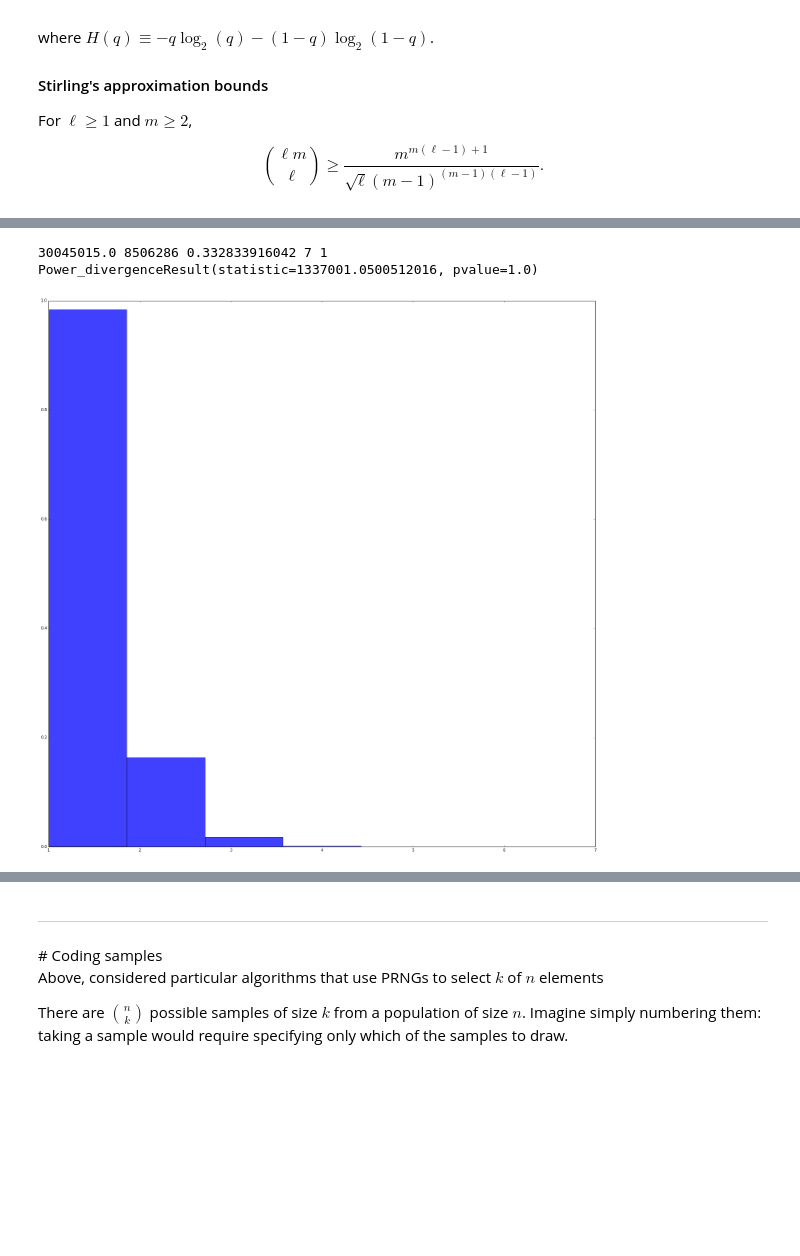
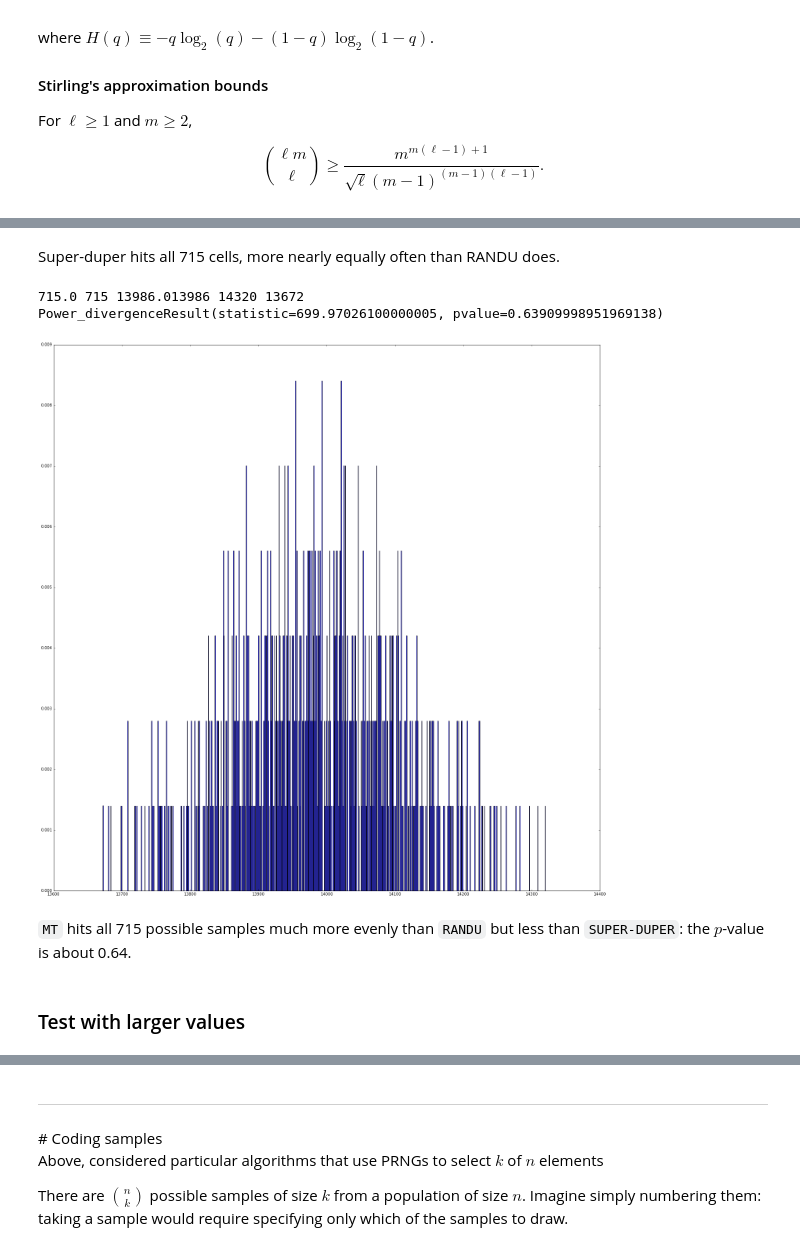
Before and after one commit to pbstark/pseudorandom, a Jupyter notebook: sample_counter.ipynb, the cells around one changed output, grey strips where cells are left out. Cells and saved outputs as stored; diff of their text form; code cells hidden in the pictures; blank space fills up the shorter version.

Commit message:
fix typos; improve empirical tests. Need alternative to chi^2

```diff
--- a/sample_counter.ipynb
+++ b/sample_counter.ipynb
@@ -821,4 +829,7 @@ minct = np.amin(uniqueSamples.values())
 vals = sp.special.binom(n,k)
 obsVals = len(uniqueSamples)
 eCt = reps/vals
-print vals, obsVals, eCt, maxct,  minct
+print vals, obsVals, eCt, minct, maxct, maxct-minct
+print sp.stats.chisquare(uniqueSamples.values(), axis=None)
+ns, bins, patches = plt.hist(uniqueSamples.values(), maxct-minct+1, normed=1, facecolor='blue', alpha=0.75)
+plt.rcParams['figure.figsize'] = (20.0, 20.0)
@@ -825,5 +843,32 @@ print vals, obsVals, eCt, maxct,  minct
+# %%
+# Marsaglia's SUPER-DUPER LCG
+
+A_SD = 0
+B_SD = 69069
+M_SD = 2**32
+
+reps = int(10**7)
+
+n = 13
+k = 4
+
+lcg = lcgRandom(seed=100, A=A_SD, B=B_SD, M=M_SD) # set seed of Super-duper to 100
+uniqueSamples = dict()
+
+for i in xrange(reps):
+    sam = frozenset(PIKK(n, k, lcg))
+    if sam in uniqueSamples:
+        uniqueSamples[sam] += 1
+    else:
+        uniqueSamples[sam] = 1
 # %%
+maxct = np.amax(uniqueSamples.values())
+minct = np.amin(uniqueSamples.values())
+vals = sp.special.binom(n,k)
+obsVals = len(uniqueSamples)
+eCt = reps/vals
+print vals, obsVals, eCt, minct, maxct, maxct-minct
 print sp.stats.chisquare(uniqueSamples.values(), axis=None)
 ns, bins, patches = plt.hist(uniqueSamples.values(), maxct-minct+1, normed=1, facecolor='blue', alpha=0.75)
-plt.rcParams['figure.figsize'] = (25.0, 25.0)
+plt.rcParams['figure.figsize'] = (20.0, 20.0)
 # %% [output]
@@ -832,3 +878,5 @@ Power_divergenceResult(statistic=1337001.0500512016, pvalue=1.0)
+# %% [markdown]
+Super-duper hits all 715 cells, more nearly equally often than RANDU does.
 # %%
 # Compare with MT
 reps = int(10**7)
@@ -848,14 +896,18 @@ for i in xrange(reps):
 # %%
 maxct = np.amax(uniqueSamples.values())
 minct = np.amin(uniqueSamples.values())
 vals = sp.special.binom(n,k)
 obsVals = len(uniqueSamples)
 eCt = reps/vals
 print vals, obsVals, eCt, maxct,  minct
 print sp.stats.chisquare(uniqueSamples.values(), axis=None)
 ns, bins, patches = plt.hist(uniqueSamples.values(), maxct-minct+1, normed=1, facecolor='blue', alpha=0.75)
-plt.rcParams['figure.figsize'] = (25.0, 25.0)
+plt.rcParams['figure.figsize'] = (20.0, 20.0)
 # %% [output]
-30045015.0 8506286 0.332833916042 7 1
-Power_divergenceResult(statistic=1337001.0500512016, pvalue=1.0)
+715.0 715 13986.013986 14320 13672
+Power_divergenceResult(statistic=699.97026100000005, pvalue=0.63909998951969138)
-[figure, old version]
+[figure, new version]
+# %% [markdown]
+`MT` hits all 715 possible samples much more evenly than `RANDU` but less than `SUPER-DUPER`: the $p$-value is about 0.64.
+# %% [markdown]
+### Test with larger values
```
Also changed, not shown: parts of 26 cells of this notebook.
